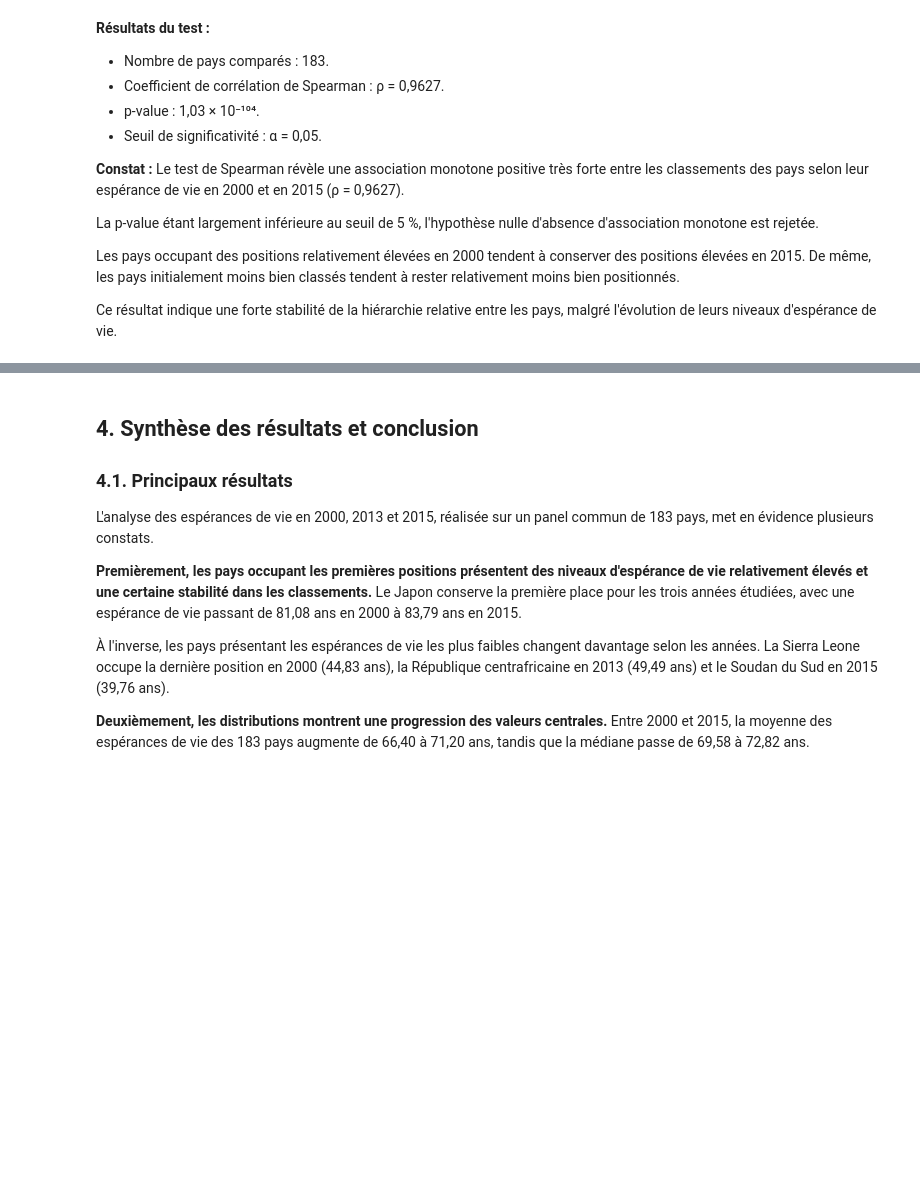
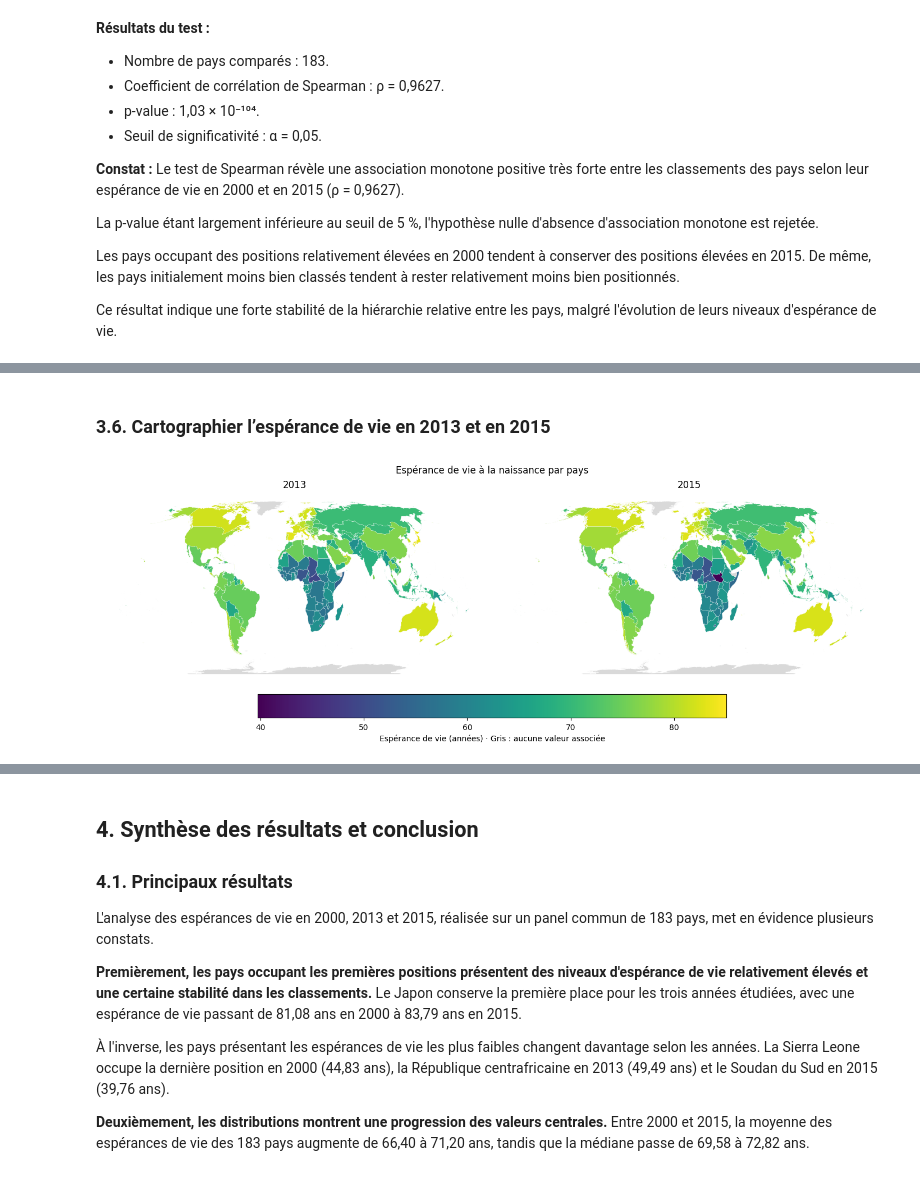
Before and after one commit to ikpovenon/life-expectancy, a Jupyter notebook: notebooks/03_LEP_14_classement_pays.ipynb, the cells around one changed output, grey strips where cells are left out. Drawn from its saved outputs; the diff is of its cells as text; code cells hidden in the pictures; blank space fills up the shorter version.

```diff
--- a/notebooks/03_LEP_14_classement_pays.ipynb
+++ b/notebooks/03_LEP_14_classement_pays.ipynb
@@ -1126,0 +1209,49 @@ Ce résultat indique une forte stabilité de la hiérarchie relative entre les p
+# %% [markdown]
+### 3.6. Cartographier l’espérance de vie en 2013 et en 2015
+# %%
+# Mettre les années en colonnes, avec une ligne par code pays.
+esperance_par_pays = df3.pivot(
+    index="iso3", columns="year", values="life_expectancy"
+)
+
+# Associer les valeurs de 2013 et 2015 à leurs frontières.
+carte_niveaux = frontieres.merge(
+    esperance_par_pays[[2013, 2015]].rename(
+        columns={2013: "niveau_2013", 2015: "niveau_2015"}
+    ),
+    left_on="ISO_A3_EH",
+    right_index=True,
+    how="left",
+    validate="many_to_one",
+).to_crs(epsg=8857)
+
+# Définir une échelle de couleurs commune aux deux années.
+niveaux = carte_niveaux[["niveau_2013", "niveau_2015"]]
+echelle = plt.Normalize(vmin=niveaux.min().min(), vmax=niveaux.max().max())
+
+fig, axes = plt.subplots(1, 2, figsize=(14, 5), layout="constrained")
+
+for ax, annee in zip(axes, [2013, 2015]):
+    carte_niveaux.plot(
+        column=f"niveau_{annee}",
+        cmap="viridis",
+        norm=echelle,
+        edgecolor="white",
+        linewidth=0.2,
+        missing_kwds={"color": "#D9D9D9"},
+        ax=ax,
+    )
+    ax.set_title(str(annee))
+    ax.set_axis_off()
+
+fig.suptitle("Espérance de vie à la naissance par pays")
+fig.colorbar(
+    plt.cm.ScalarMappable(norm=echelle, cmap="viridis"),
+    ax=axes,
+    orientation="horizontal",
+    shrink=0.6,
+    label="Espérance de vie (années) · Gris : aucune valeur associée",
+)
+plt.show()
+# %% [output]
+[figure, added]
```
Also changed, not shown: parts of 6 cells of this notebook, 7 other files.
